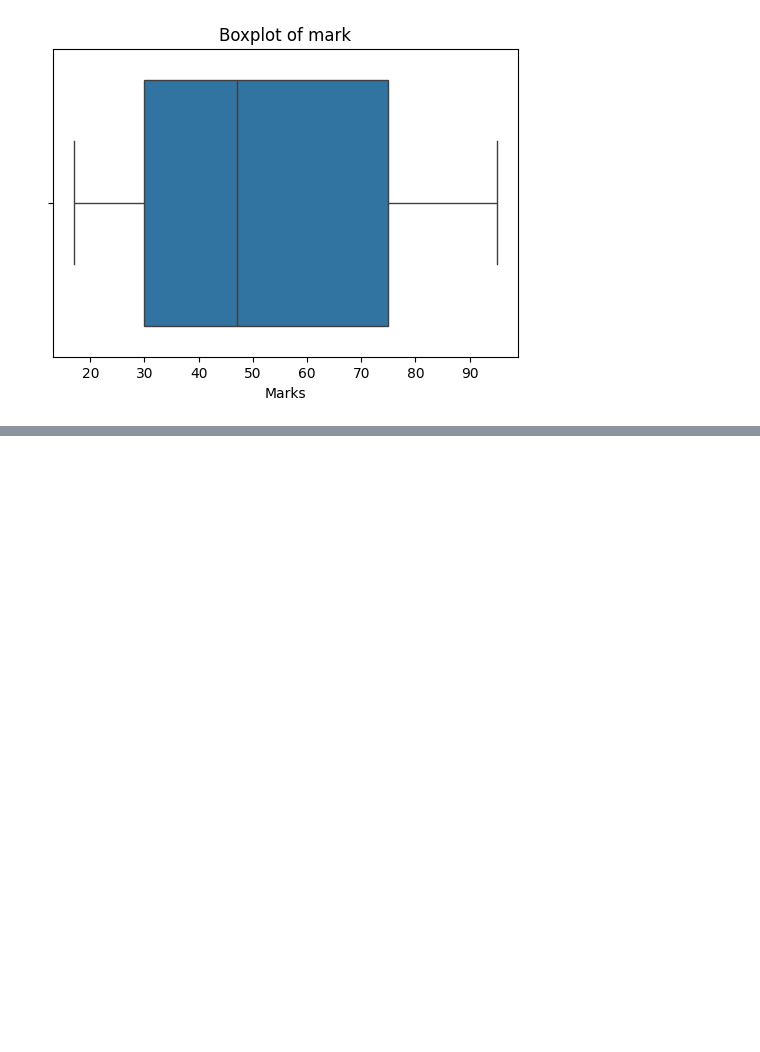
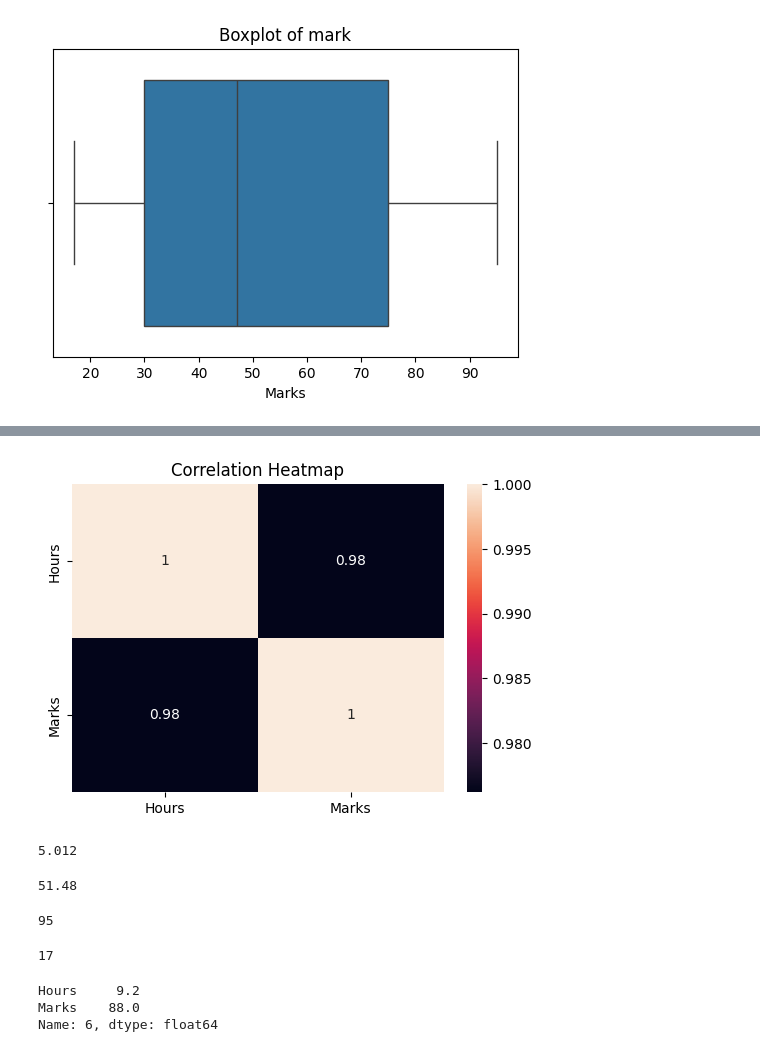
Before and after one commit to jabylearn/student-score-prediction, a Jupyter notebook: notebook/linear_reg.ipynb, the cells around one changed output, grey strips where cells are left out. Cells and saved outputs as stored; diff of their text form; code cells hidden in the pictures; blank space fills up the shorter version.

```diff
--- a/notebook/linear_reg.ipynb
+++ b/notebook/linear_reg.ipynb
@@ -95,0 +148,35 @@ plt.show()
+# %%
+plt.figure(figsize=(6,4))
+
+sns.heatmap(
+    df.corr(),
+    annot=True
+)
+
+plt.title("Correlation Heatmap")
+
+plt.show()
+# %% [output]
+[figure, added]
+# %%
+df['Hours'].mean()
+# %% [output]
+5.012
+# %%
+df['Marks'].mean()
+# %% [output]
+51.48
+# %%
+df['Marks'].max()
+# %% [output]
+95
+# %%
+df['Marks'].min()
+# %% [output]
+17
+# %%
+df.loc[df['Hours'].idxmax()]
+# %% [output]
+Hours     9.2
+Marks    88.0
+Name: 6, dtype: float64
```
Also changed, not shown: parts of 23 cells of this notebook, 1 other file.
